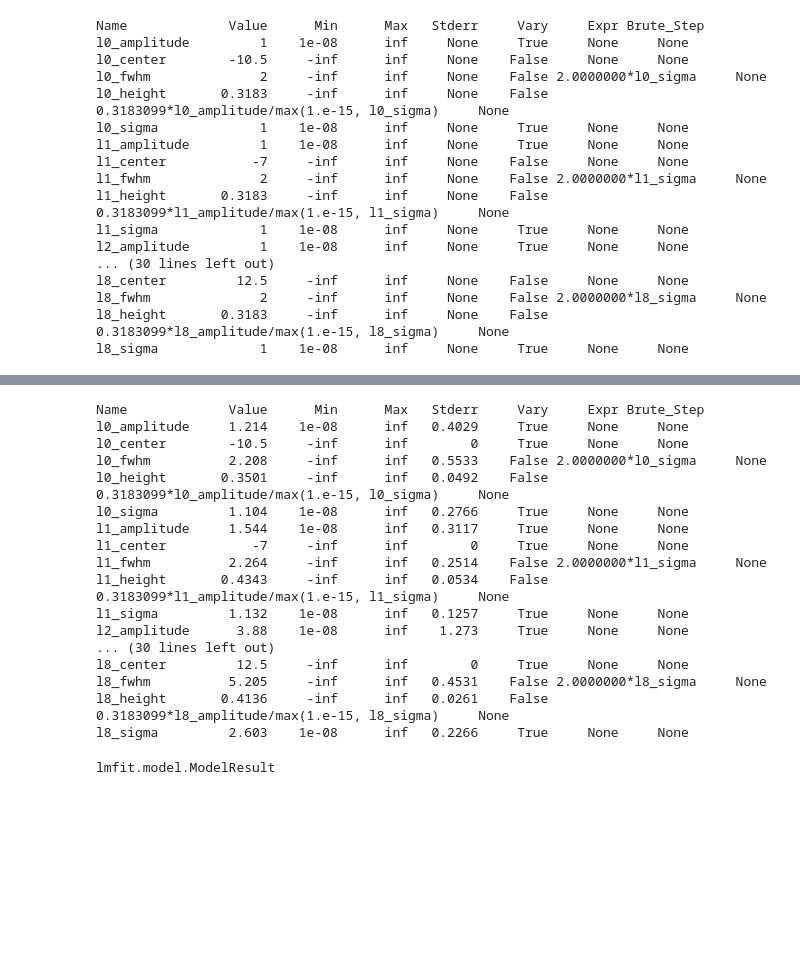
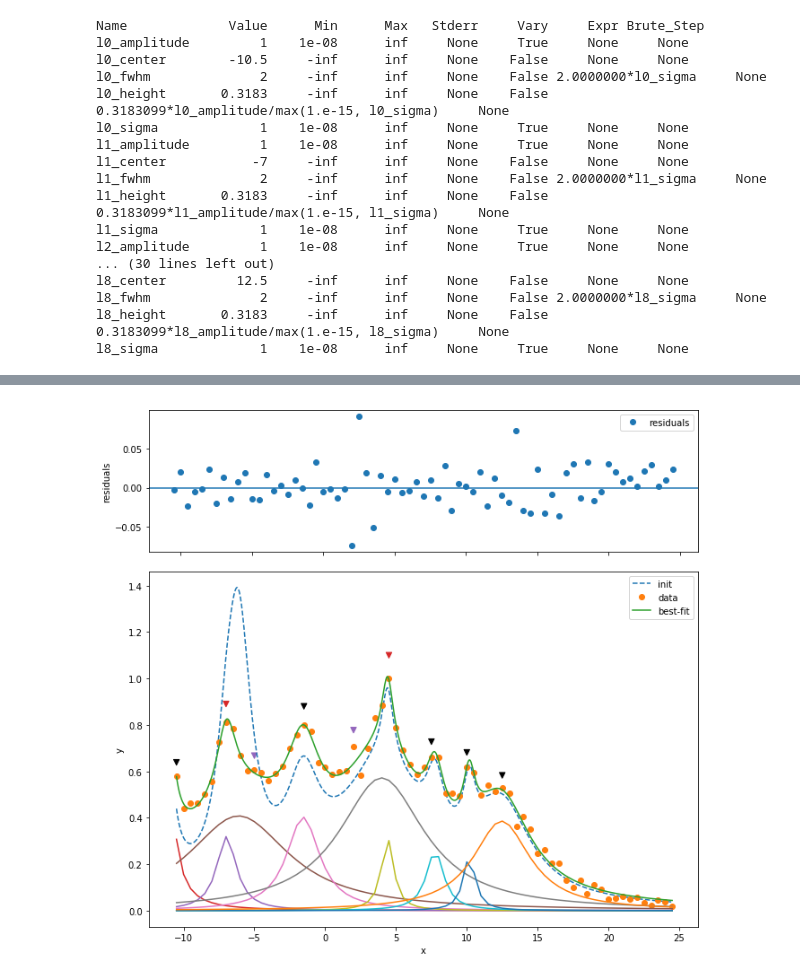
Before and after one commit to kei0822kei/smooziee, a Jupyter notebook: notebook/mizo_fit.ipynb, the cells around one changed output, grey strips where cells are left out. Cells and saved outputs as stored; diff of their text form; code cells hidden in the pictures; blank space fills up the shorter version.

```diff
--- a/notebook/mizo_fit.ipynb
+++ b/notebook/mizo_fit.ipynb
@@ -65,28 +113,6 @@ fitter.set_params_vary(None, None, vary=True, all_param=True,
-# %%
-fitter.result.params.pretty_print()
-# %% [output]
-Name             Value      Min      Max   Stderr     Vary     Expr Brute_Step
-l0_amplitude     1.214    1e-08      inf   0.4029     True     None     None
-l0_center        -10.5     -inf      inf        0     True     None     None
-l0_fwhm          2.208     -inf      inf   0.5533    False 2.0000000*l0_sigma     None
-l0_height       0.3501     -inf      inf   0.0492    False 0.3183099*l0_amplitude/max(1.e-15, l0_sigma)     None
-l0_sigma         1.104    1e-08      inf   0.2766     True     None     None
-l1_amplitude     1.544    1e-08      inf   0.3117     True     None     None
-l1_center           -7     -inf      inf        0     True     None     None
-l1_fwhm          2.264     -inf      inf   0.2514    False 2.0000000*l1_sigma     None
-l1_height       0.4343     -inf      inf   0.0534    False 0.3183099*l1_amplitude/max(1.e-15, l1_sigma)     None
-l1_sigma         1.132    1e-08      inf   0.1257     True     None     None
-l2_amplitude      3.88    1e-08      inf    1.273     True     None     None
-... (30 lines left out)
-l8_center         12.5     -inf      inf        0     True     None     None
-l8_fwhm          5.205     -inf      inf   0.4531    False 2.0000000*l8_sigma     None
-l8_height       0.4136     -inf      inf   0.0261    False 0.3183099*l8_amplitude/max(1.e-15, l8_sigma)     None
-l8_sigma         2.603    1e-08      inf   0.2266     True     None     None
-# %%
-fitter.fit(set_bestparams=True)
 # %%
-# fitter.plot(show_init=True, eval_components=True)
-type(fitter.result)
+fitter.plot(show_init=True, eval_components=True)
+# type(fitter.result)
 # %% [output]
-lmfit.model.ModelResult
+[figure, added]
 # %%
```
Also changed, not shown: parts of 13 cells of this notebook, 1 other file.
